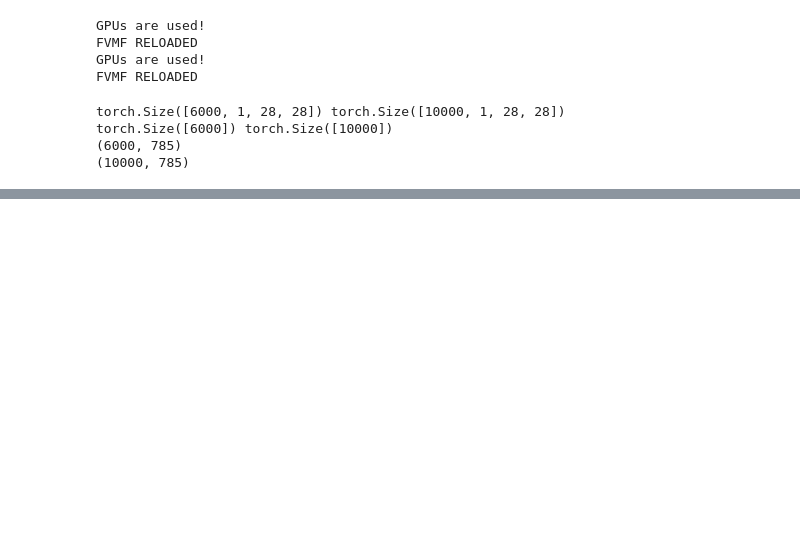
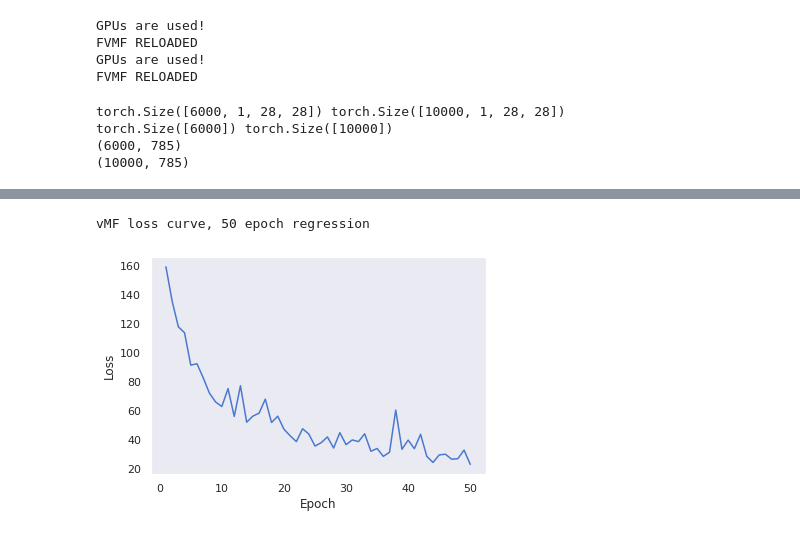
Before and after one commit to LeifMartin/BNN, a Jupyter notebook: Vision.ipynb, the cells around one changed output, grey strips where cells are left out. Cells and saved outputs as stored; diff of their text form; code cells hidden in the pictures; blank space fills up the shorter version.

```diff
--- a/Vision.ipynb
+++ b/Vision.ipynb
@@ -118,0 +365,17 @@ data_shape = (0,784,784,785)
+# %%
+epochs = 20
+
+
+for epoch in range(epochs):
+    train = FVMF.train(vMFRegression30, dtrain, SAMPLES, optimizer, epoch, i,BATCH_SIZE = 100,
+                                shape = data_shape,CLASSES = CLASSES)
+    trtimes.append(train[1].detach().cpu().numpy())
+    #print('max:',vMFRegression30.weight_mu[1].max())
+    norm = 0
+    for i in vMFRegression30.weight_mu:
+        norm+=torch.norm(i)
+    #norm = norm/len(net5.weight_mu)
+    norm_w_mu_layer1.append(norm.detach().cpu().numpy()/len(vMFRegression30.weight_mu))
+res = test_ensemble.test_ensemble(vMFRegression30,dtest,TEST_SAMPLES,TEST_BATCH_SIZE,TEST_BATCH_SIZE,
+                                  CLASSES,DEVICE,shape = data_shape,plot = True)
+print('vMF 50 epoch')
@@ -118,0 +400,13 @@ data_shape = (0,784,784,785)
+# %%
+x = []
+for i in range(50):
+    x.append(i+1)
+print('vMF loss curve, 50 epoch regression')
+plt.xlabel('Epoch')
+plt.ylabel('Loss')
+plt.plot(x,trtimes)
+plt.savefig('Plots/vMF_loss_50_epoch_Vision.png')
+plt.show()
+# %% [output]
+vMF loss curve, 50 epoch regression
+[figure, added]
```
Also changed, not shown: parts of 18 cells of this notebook.
